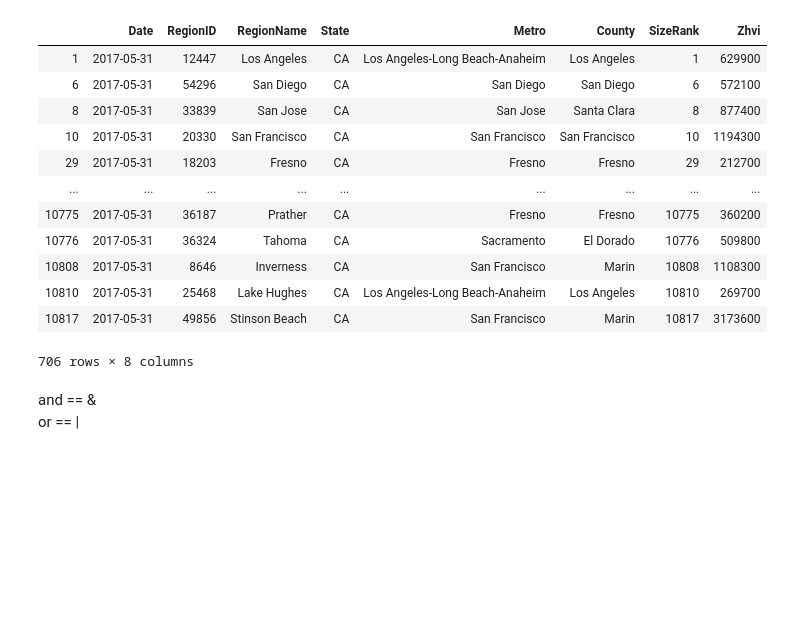
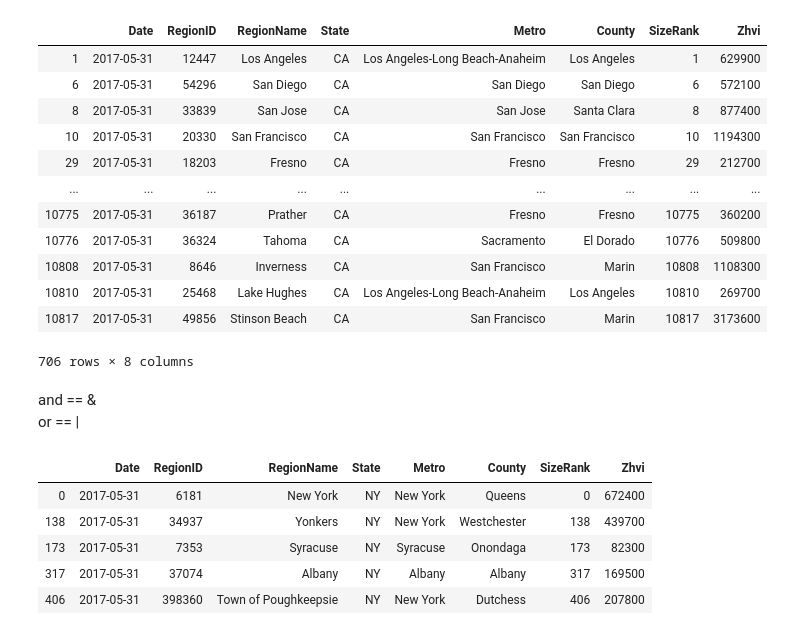
Before and after one commit to jossalene/TechSkill_Python, a Jupyter notebook: Class06.ipynb, the cells around one changed output. Drawn from its saved outputs; the diff is of its cells as text; code cells hidden in the pictures; blank space fills up the shorter version.

```diff
--- a/Class06.ipynb
+++ b/Class06.ipynb
@@ -614,3 +637,12 @@ zillow[new_price_filter |  (zillow["State"] == "CA")]
 # %% [markdown]
 and == &
 or == |
+# %%
+zillow[new_price_filter | (zillow["State"] == "NY")].head()
+# %% [output]
+|  | Date | RegionID | RegionName | State | Metro | County | SizeRank | Zhvi |
+| 0 | 2017-05-31 | 6181 | New York | NY | New York | Queens | 0 | 672400 |
+| 138 | 2017-05-31 | 34937 | Yonkers | NY | New York | Westchester | 138 | 439700 |
+| 173 | 2017-05-31 | 7353 | Syracuse | NY | Syracuse | Onondaga | 173 | 82300 |
+| 317 | 2017-05-31 | 37074 | Albany | NY | Albany | Albany | 317 | 169500 |
+| 406 | 2017-05-31 | 398360 | Town of Poughkeepsie | NY | New York | Dutchess | 406 | 207800 |
```
Also changed, not shown: parts of 4 cells of this notebook.
